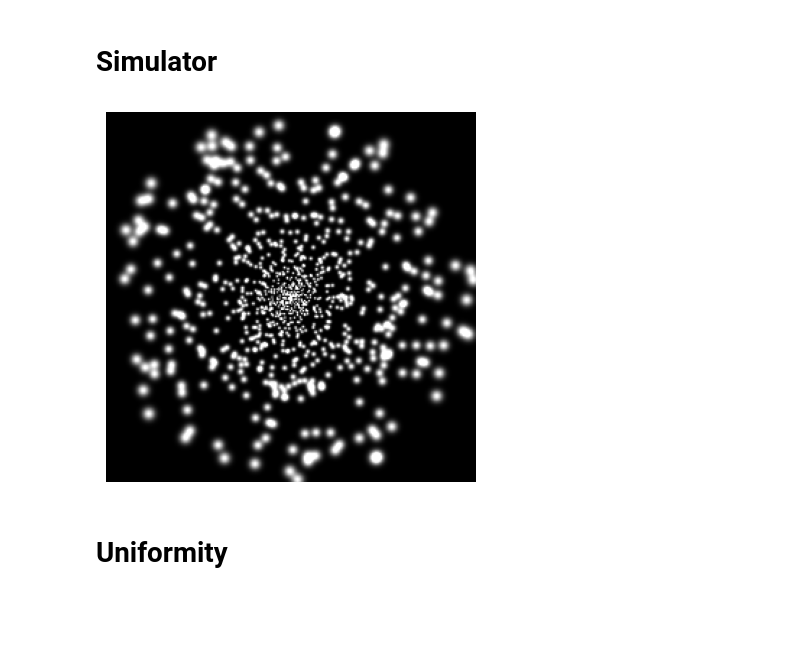
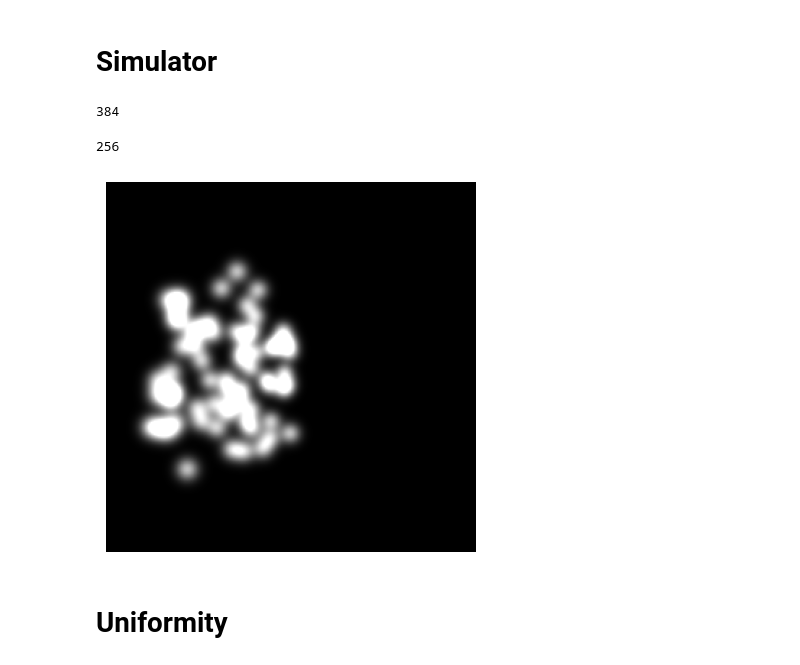
Before and after one commit to MichelleAppel/SCAPE, a Jupyter notebook: notebooks/gaze_demo.ipynb, the cells around one changed output. Saved outputs shown, nothing was run; the diff lists cells and outputs as text; code cells hidden in the pictures; blank space fills up the shorter version.

Commit message:
implant schemes

```diff
--- a/notebooks/gaze_demo.ipynb
+++ b/notebooks/gaze_demo.ipynb
@@ -185,33 +126,59 @@ else:
 # %% [markdown]
 # Simulator
+# %%
+crop_size
+# %% [output]
+384
 # %%
+# Define the frame resolution and crop size
+camera_fov = 40 # Camera field of view in degrees, this is an estimate, i can't find online what the actual fov is
+phosphene_fov = 16
+
+ratio = phosphene_fov / camera_fov
+crop_size = int(frame_width * ratio)
+print(crop_size)
+
 # Load the simulator configuration file (and adjust to preferences).
 params = utils.load_params('../config/params.yaml')
 params['run']['resolution'] = [crop_size, crop_size]
+params['run']['view_angle'] = 0.5
 
 # Get phosphene coordinates...
-n_phosphenes = 1024
-phosphene_coords = cortex_models.get_visual_field_coordinates_probabilistically(params, n_phosphenes)
+# n_phosphenes = 1024
+# phosphene_coords = cortex_models.get_visual_field_coordinates_probabilistically(params, n_phosphenes)
+
+# open from pickle file:
+# path = '../electrode_schemes/defaultcoordinatemap_1024.pickle' # view_angle = 8
+# path = '../electrode_schemes/4utaharrays.pickle' # view_angle = 16
+path = '../electrode_schemes/1utaharray.pickle' # view_angle = 0.5
+# path = '../electrode_schemes/neuralink.pickle' # view_angle = 25
+# path = '../electrode_schemes/utahRFs.pickle' # view_angle = 6
+
+with open(path, 'rb') as f:
+    phosphene_coords = pickle.load(f)
+
+n_phosphenes = len(phosphene_coords)
 
 # Initialize simulator
 simulator = PhospheneSimulator(params, phosphene_coords)
 
 # Stimulation amplitude
-amplitude = params['sampling']['stimulus_scale'] # Ampère (160 µA)
+amplitude = params['sampling']['stimulus_scale']/3 # Ampère (160 µA)
 
 # Stimulation vector
 stim = amplitude * torch.ones(n_phosphenes).cuda() # (All electrodes are activated)
 
 # Reset and call the simulator
 simulator.reset()
 phosphenes = simulator(stim)
 
 # Show the phosphene image
 plt.imshow(phosphenes.cpu()[0], cmap='gray')
 plt.axis('off')
 plt.show()
 # %% [output]
+256
-[figure, old version]
+[figure, new version]
 # %% [markdown]
 # Uniformity
 # %%
```
Also changed, not shown: parts of 14 cells of this notebook, 21 other files.
